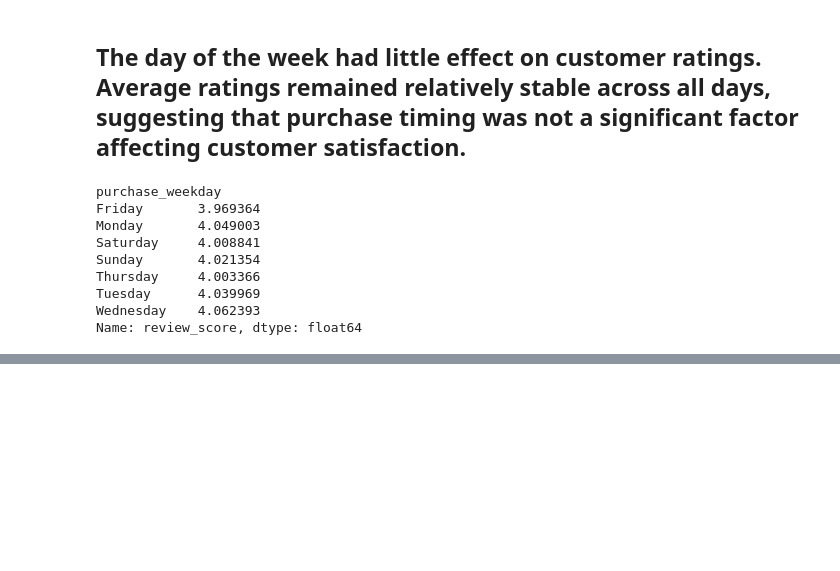
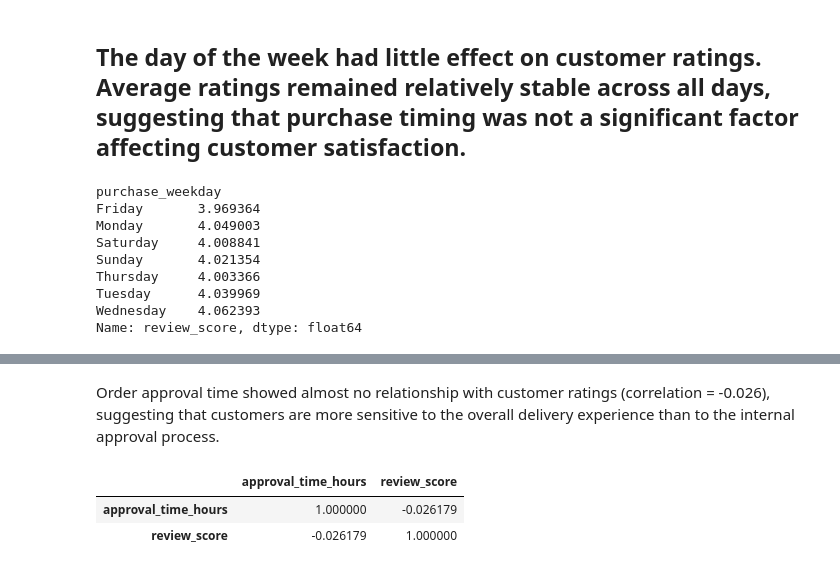
Before and after one commit to Mar-SHieee/Customer-Rating-Prediction, a Jupyter notebook: Return_Prediction.ipynb, the cells around one changed output, grey strips where cells are left out. Saved outputs shown, nothing was run; the diff lists cells and outputs as text; code cells hidden in the pictures; blank space fills up the shorter version.

```diff
--- a/Return_Prediction.ipynb
+++ b/Return_Prediction.ipynb
@@ -597,0 +716,8 @@ Name: review_score, dtype: float64
+# %% [markdown]
+Order approval time showed almost no relationship with customer ratings (correlation = -0.026), suggesting that customers are more sensitive to the overall delivery experience than to the internal approval process.
+# %%
+df[["approval_time_hours", "review_score"]].corr()
+# %% [output]
+|  | approval_time_hours | review_score |
+| approval_time_hours | 1.000000 | -0.026179 |
+| review_score | -0.026179 | 1.000000 |
```
Also changed, not shown: parts of 61 cells of this notebook.
